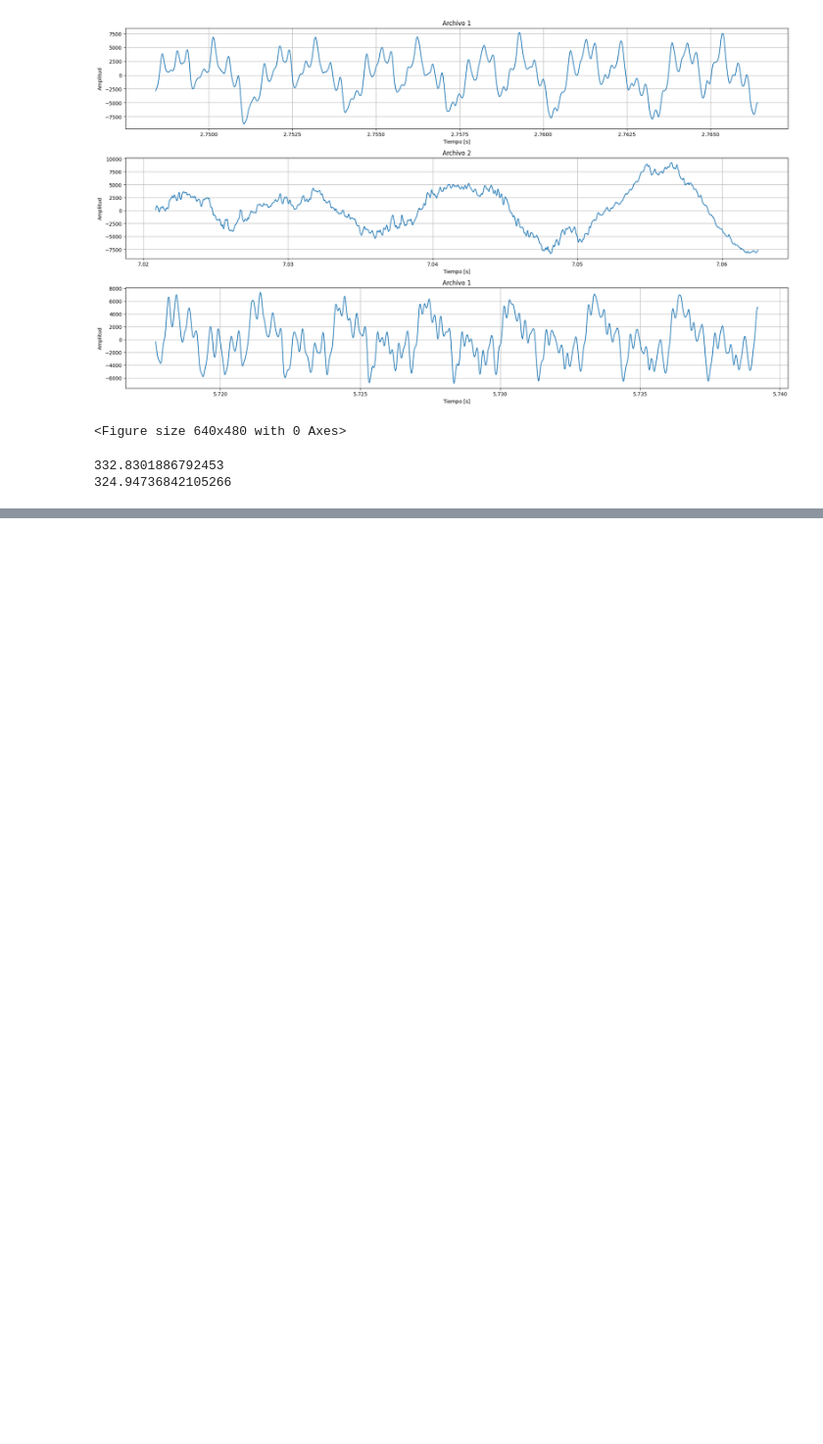
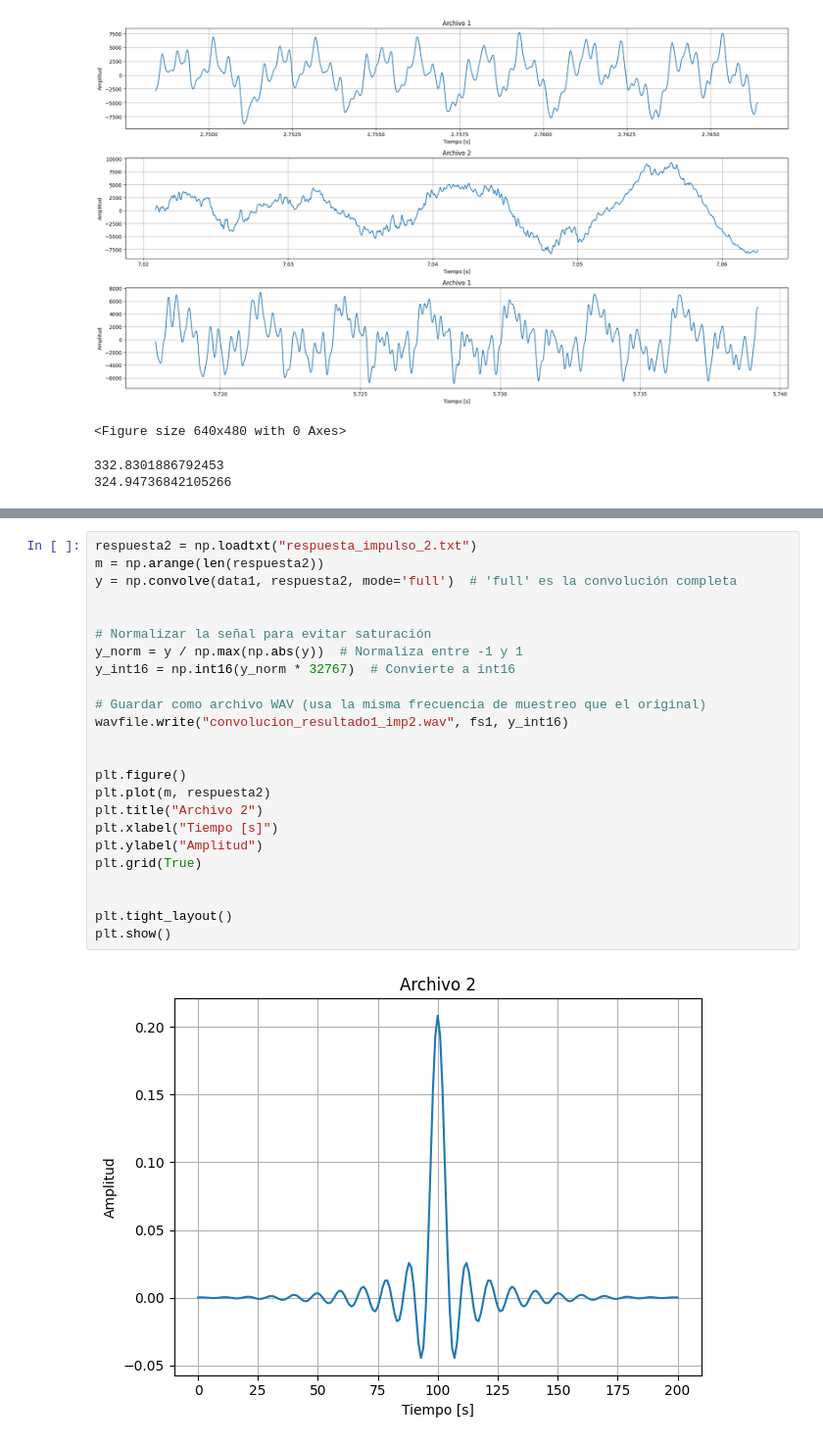
Before and after one commit to felifern/SENIALES, a Jupyter notebook: tp.ipynb, the cells around one changed output, grey strips where cells are left out. Shown: that part at 98% size. Drawn from its saved outputs; the diff is of its cells as text; blank space fills up the shorter version.

```diff
--- a/tp.ipynb
+++ b/tp.ipynb
@@ -157,0 +171,26 @@ wavfile.write("convolucion_resultado2.wav", fs1, y_int16)
+# %%
+respuesta2 = np.loadtxt("respuesta_impulso_2.txt")
+m = np.arange(len(respuesta2))
+y = np.convolve(data1, respuesta2, mode='full')  # 'full' es la convolución completa
+
+
+# Normalizar la señal para evitar saturación
+y_norm = y / np.max(np.abs(y))  # Normaliza entre -1 y 1
+y_int16 = np.int16(y_norm * 32767)  # Convierte a int16
+
+# Guardar como archivo WAV (usa la misma frecuencia de muestreo que el original)
+wavfile.write("convolucion_resultado1_imp2.wav", fs1, y_int16)
+
+
+plt.figure()
+plt.plot(m, respuesta2)
+plt.title("Archivo 2")
+plt.xlabel("Tiempo [s]")
+plt.ylabel("Amplitud")
+plt.grid(True)
+
+
+plt.tight_layout()
+plt.show()
+# %% [output]
+[figure, added]
```
Also changed, not shown: parts of 5 cells of this notebook.
